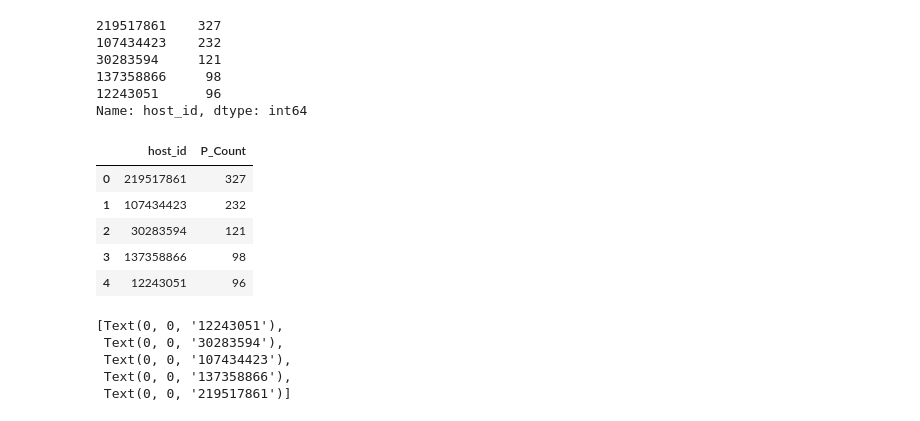
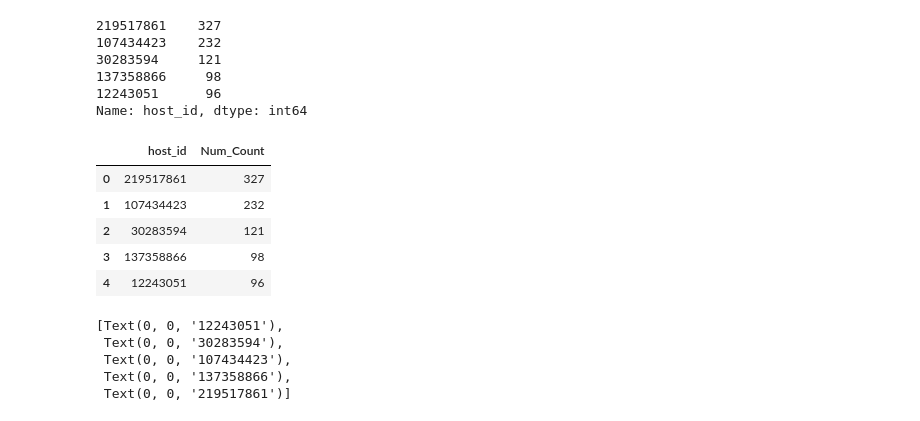
Before and after one commit to NehaGupta-DataScientists/AirbnbBookingAnalysis-, a Jupyter notebook: My_Airbnb_Bookings_Analysis_Capstone_Project.ipynb, the cells around one changed output. Saved outputs shown, nothing was run; the diff lists cells and outputs as text; code cells hidden in the pictures.

```diff
--- a/My_Airbnb_Bookings_Analysis_Capstone_Project.ipynb
+++ b/My_Airbnb_Bookings_Analysis_Capstone_Project.ipynb
@@ -214,7 +214,7 @@ dtype: int64
 Removing redundant Columns
 # %%
 #dropping columns that are not important for our future data exploration and predictions
-data_frame.drop(['name','id','host_name','last_review'], axis=1, inplace=True)
+data_frame.drop(['name','id','last_review'], axis=1, inplace=True)
 # %%
 # Examining Changes after column dropping
 print("updated shape:", data_frame.shape)
@@ -339,10 +370,10 @@ Name: host_id, dtype: int64
 # %%
 top_host_df=pd.DataFrame(top_five_host)
 top_host_df.reset_index(inplace=True)
-top_host_df.rename(columns={'index':'host_id', 'host_id':'P_Count'}, inplace=True)
+top_host_df.rename(columns={'index':'host_id', 'host_id':'Num_Count'}, inplace=True)
 top_host_df
 # %% [output]
-|  | host_id | P_Count |
+|  | host_id | Num_Count |
 | 0 | 219517861 | 327 |
 | 1 | 107434423 | 232 |
 | 2 | 30283594 | 121 |
```
Also changed, not shown: parts of 20 cells of this notebook.
